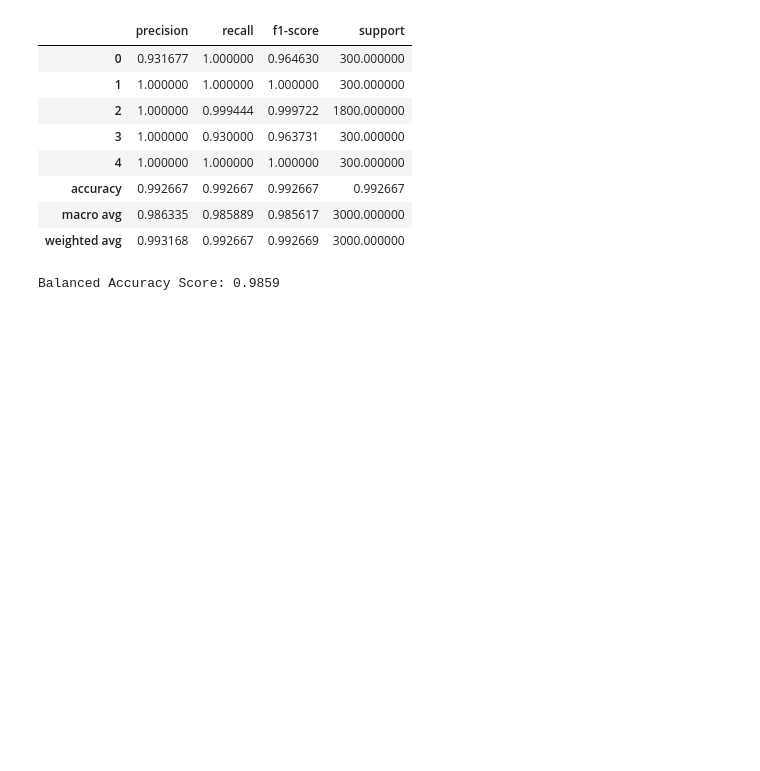
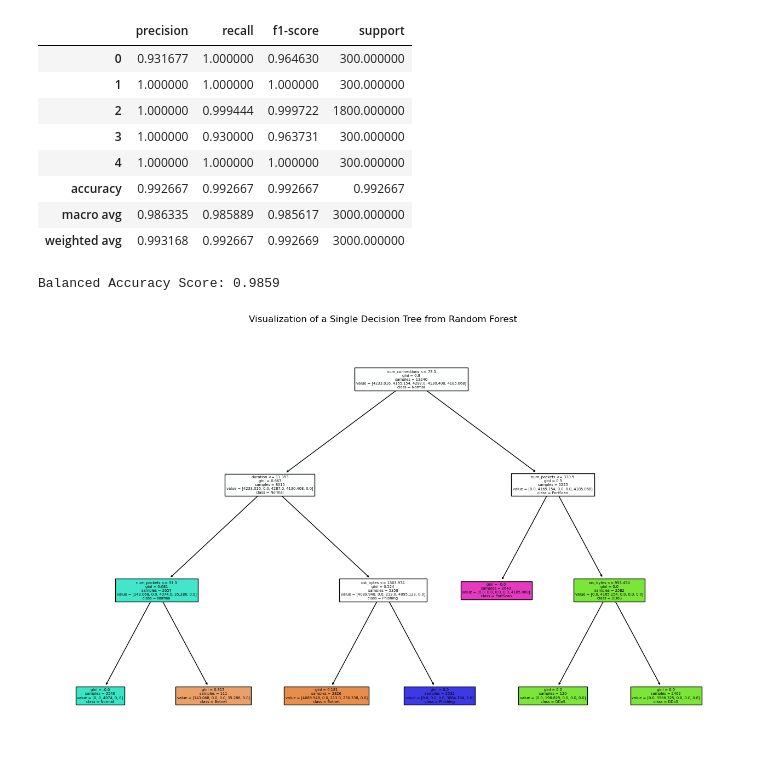
Before and after one commit to JuanTuatis/emtech-programming-assignment, a Jupyter notebook: Programming Assignment 5/Programming_Assignment_5.ipynb, the cells around one changed output. Saved outputs shown, nothing was run; the diff lists cells and outputs as text; code cells hidden in the pictures; blank space fills up the shorter version.

```diff
--- a/Programming Assignment 5/Programming_Assignment_5.ipynb
+++ b/Programming Assignment 5/Programming_Assignment_5.ipynb
@@ -270,3 +270,22 @@ print(f"Balanced Accuracy Score: {balanced_acc:.4f}")
 | macro avg | 0.986335 | 0.985889 | 0.985617 | 3000.000000 |
 | weighted avg | 0.993168 | 0.992667 | 0.992669 | 3000.000000 |
 Balanced Accuracy Score: 0.9859
+# %%
+# Visualize one tree
+# Step 1: Extract the RandomForestClassifier from the pipeline
+rf_classifier = clf.named_steps['randomforestclassifier']
+# Step 2: Access the first tree from the RandomForestClassifier
+estimator = rf_classifier.estimators_[0]  # Choosing the first tree
+
+# Step 3: Visualize the tree
+plt.figure(figsize=(16, 10))
+plot_tree(
+    decision_tree=estimator,  # Pass the estimator directly
+    feature_names=data.columns.drop('attack_type'),  # Feature names
+    class_names=list(label_mapping.values()),  # Class names
+    filled=True  # Fill nodes with colors
+)
+plt.title('Visualization of a Single Decision Tree from Random Forest')
+plt.show()
+# %% [output]
+[figure, added]
```
Also changed, not shown: parts of 1 cell of this notebook.
